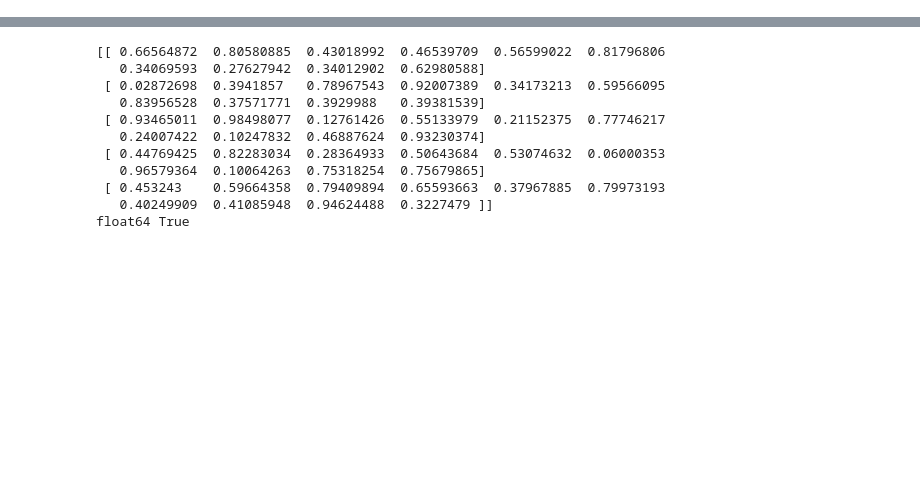
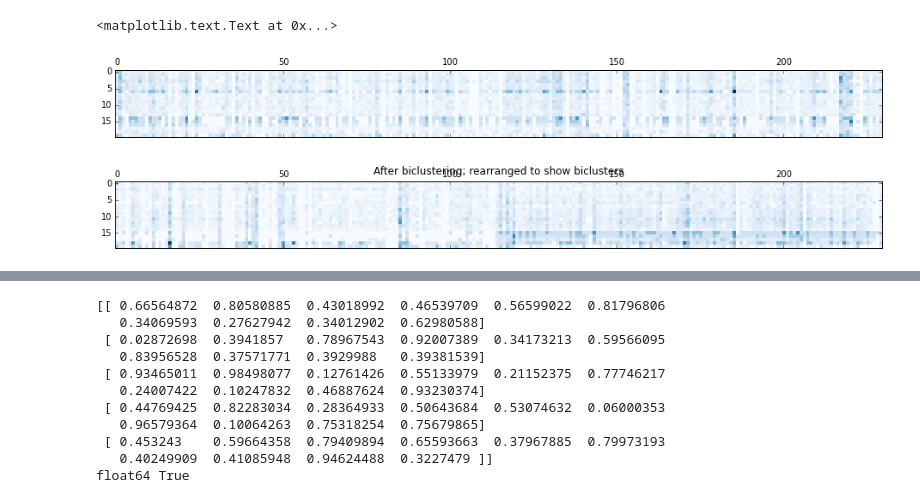
Before and after one commit to nitinksingh/driver, a Jupyter notebook: scratch.ipynb, the cells around one changed output, grey strips where cells are left out. Saved outputs shown, nothing was run; the diff lists cells and outputs as text; code cells hidden in the pictures; blank space fills up the shorter version.

Commit message:
Cluster analysis WIP

```diff
--- a/scratch.ipynb
+++ b/scratch.ipynb
@@ -139,0 +114,24 @@ res.sort(ascending=False)
+# %%
+from clustering import get_data
+(sig_nsdf, clinical_df) = get_data()
+# %%
+from sklearn.cluster.bicluster import SpectralBiclustering
+k = 20
+n_clusters = (4, 2)
+
+data = sig_nsdf.iloc[:k].values
+labels = sig_nsdf.index[:k]
+plt.matshow(data, cmap=plt.cm.Blues)
+
+model = SpectralBiclustering(n_clusters=n_clusters, method='log',
+                             random_state=0)
+model.fit(data)
+fit_data = data[np.argsort(model.row_labels_)]
+fit_data = fit_data[:, np.argsort(model.column_labels_)]
+
+plt.matshow(fit_data, cmap=plt.cm.Blues)
+plt.title("After biclustering; rearranged to show biclusters")
+# %% [output]
+<matplotlib.text.Text at 0x...>
+[figure, added]
+[figure, added]
```
Also changed, not shown: parts of 5 cells of this notebook, 3 other files.
